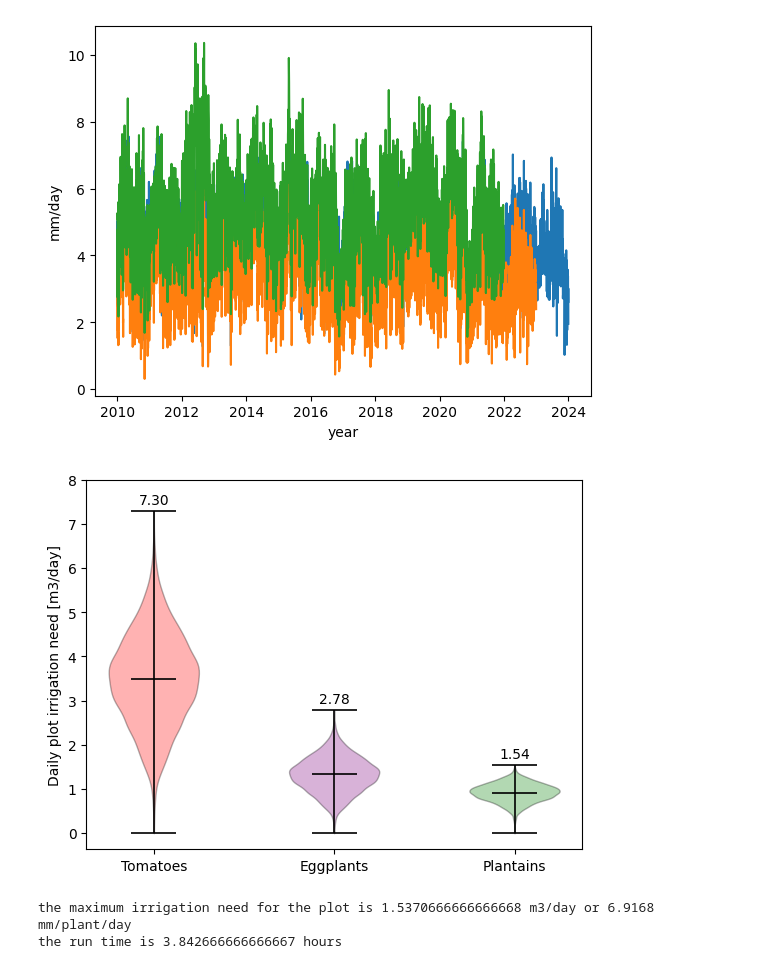
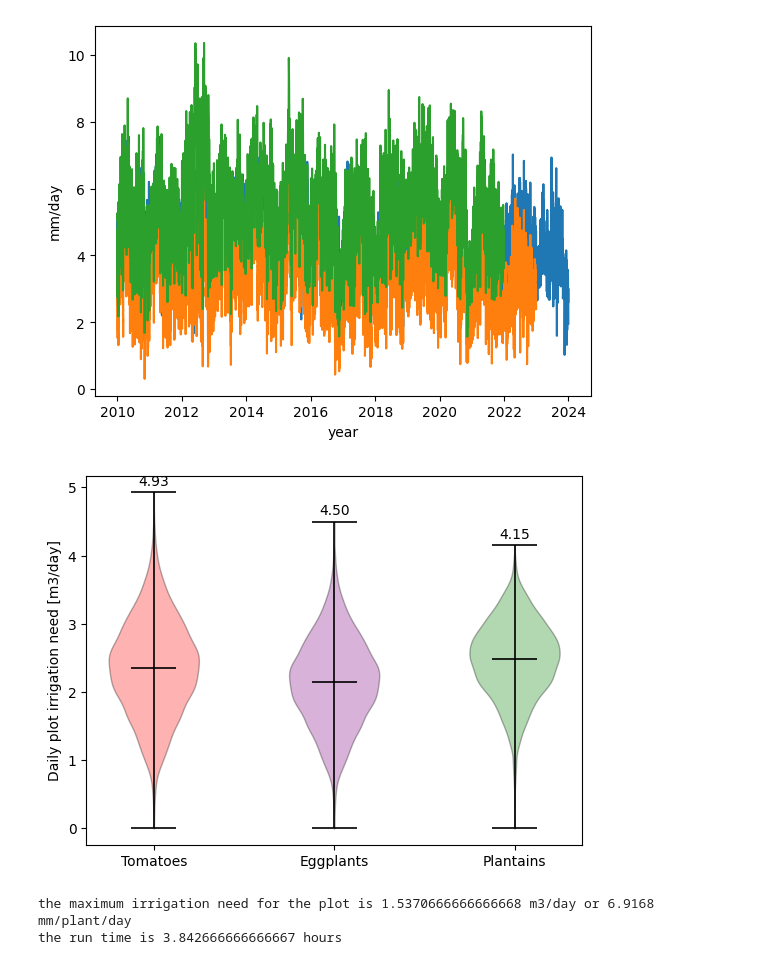
Before and after one commit to mascholten123/Code, a Jupyter notebook: NetworkCode/PlantWaterCalcs.ipynb, the cells around one changed output. Saved outputs shown, nothing was run; the diff lists cells and outputs as text; code cells hidden in the pictures.

Commit message:
Add area plot

```diff
--- a/NetworkCode/PlantWaterCalcs.ipynb
+++ b/NetworkCode/PlantWaterCalcs.ipynb
@@ -186,12 +186,16 @@ df_plantains['irrigation need'] = np.where(df_plantains['irrigation need'] < 0,
 # set to 0 if negative (https://extension.colostate.edu/topic-areas/agriculture/irrigation-scheduling-the-water-balance-approach-4-707/)
 
 
-eff_drip = 0.9 #drip irrigation efficiency
+eff_drip = 0.9 #drip irrigation efficiency (Salem 2019)
+LR = 0.2 #leaching requirement (Salem 2019)
+A = 20* 100 #area of field (m2)
+f_w = 0.3
+
 L_plantain = 2 #m, distance between plantains
 n_rows = 4 #number of rows
 n_plantains = (100/L_plantain) * n_rows  #number of plantains per plot (100 meter long rows with 4 rows per plot)
 
-df_plantains['total irrigation need'] = (n_plantains * df_plantains['irrigation need']) / (eff_drip * 1000) #m3/day
+df_plantains['total irrigation need'] =  (A * df_plantains['irrigation need']*f_w) / 1000 #m3/day
 df_plantains
 # %% [output]
 |  | ETc_plantains | rainfall | effective_rainfall | irrigation need | total irrigation need |
@@ -227,7 +231,7 @@ df_tomatoes['irrigation need'] = np.where(df_tomatoes['irrigation need'] < 0, 0,
 
 L_tomato = 0.5 #m, distance between tomatoes
 n_tomatoes = (100/L_tomato) * n_rows #number of tomatoes per plot (100 meter long rows with 4 rows per plot)
-df_tomatoes['total irrigation need'] = (n_tomatoes * df_tomatoes['irrigation need']) / (eff_drip * 1000) #m3/day
+df_tomatoes['total irrigation need'] = (A * df_tomatoes['irrigation need']*f_w) / 1000 #m3/day #m3/day
 
 
 df_tomatoes
@@ -250,9 +254,11 @@ df_tomatoes
 #Eggplant @ Constanza
 # Morales Payán (1994) --> cultivated year round,  120 to 150 cm between plants
 kc_eggplant = 1.05 # Rivera (2006) for 120 cycle based on Morales Payán
+df_eggplant = pd.DataFrame()
+#df_eggplant['ETc_eggplant'] = kc_eggplant * ETo_results_losguineos
+#df_eggplant['rainfall'] = df_precipitation_losguineos['rain_1h']
 
 
-df_eggplant = pd.DataFrame()
 df_eggplant['ETc_eggplant'] = kc_eggplant * ETo_results_constanza #mm/day
 df_eggplant['rainfall'] = df_precipitation_constanza['rain_1h'] #mm/day
 
@@ -265,7 +271,9 @@ df_eggplant['irrigation need'] = np.where(df_eggplant['irrigation need'] < 0, 0,
 
 L_eggplant = 1.2 #m, distance between eggplants
 n_eggplant = (100/L_eggplant) * n_rows #number of eggplants per plot (100 meter long rows with 4 rows per plot)
-df_eggplant['total irrigation need'] = (n_eggplant * df_eggplant['irrigation need']) / (eff_drip * 1000) #m3/day
+df_eggplant['total irrigation need'] = (A * df_eggplant['irrigation need']*f_w) / 1000 #m3/day
+
+#df_eggplant['total irrigation need'] = (A * df_eggplant['irrigation need']*10) / (eff_drip *(1-LR)) #m3/day
 df_eggplant
 # %% [output]
 |  | ETc_eggplant | rainfall | effective_rainfall | irrigation need | total irrigation need |
@@ -356,29 +364,29 @@ Text(0, 0.5, 'mm/day')
 # %%
 # box plot of irrigation need per day for
 colors = ['red', 'purple', 'green']
 data =  df_tomatoes['total irrigation need'], df_eggplant['total irrigation need'],df_plantains['total irrigation need']
 parts = plt.violinplot(data, showmeans=True)
 plt.ylabel('Daily plot irrigation need [m3/day]')
 plt.xticks([1, 2, 3], ['Tomatoes', 'Eggplants', 'Plantains'])
 for i, (color, pc) in enumerate(zip(colors, parts['bodies'])):
     pc.set_facecolor(color)
     pc.set_edgecolor('black')
 
 for partname in ('cbars', 'cmeans','cmaxes', 'cmins', ):
     vp = parts[partname]
     vp.set_edgecolor('black')
     vp.set_linewidth(1.2)
 
 # Annotate maximum values
 for i, d in enumerate(data):
     max_value = np.max(d)
     plt.annotate(f'{max_value:.2f}', xy=(i + 1, max_value), xytext=(0, +5), textcoords='offset points', ha='center', color='black')
 
-plt.yticks(np.arange(0, 9, 1))
+#plt.yticks(np.arange(0, 9, 1))
 
 plt.show()
 # %% [output]
-[figure, old version]
+[figure, new version]
 # %%
 
 V_max = max(df_plantains['total irrigation need'])
```
Also changed, not shown: parts of 4 cells of this notebook, 1 other file.
